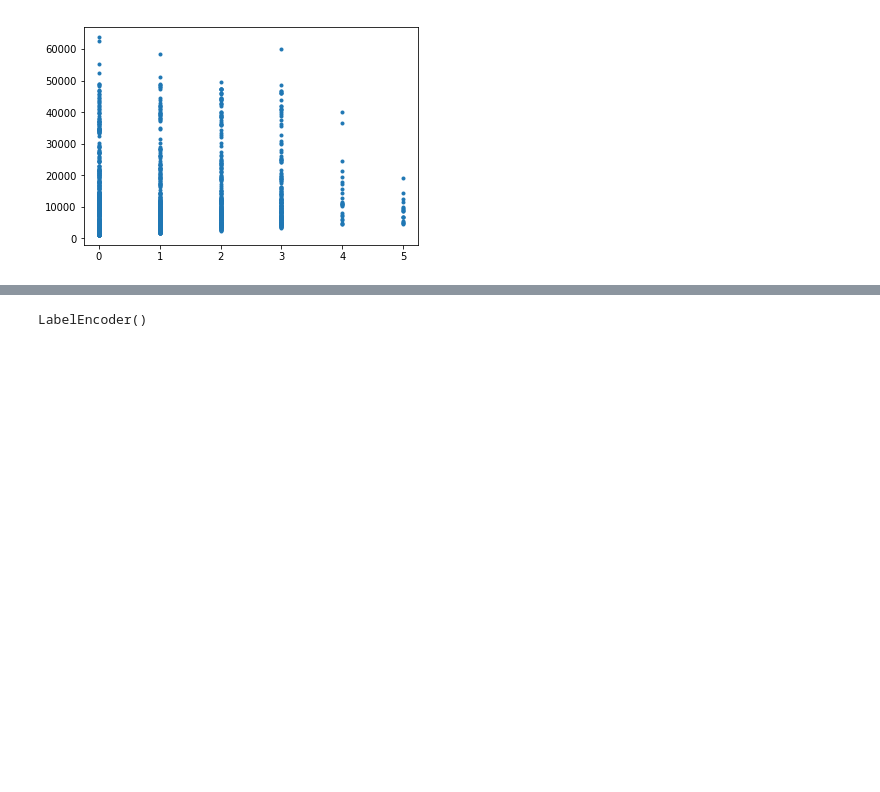
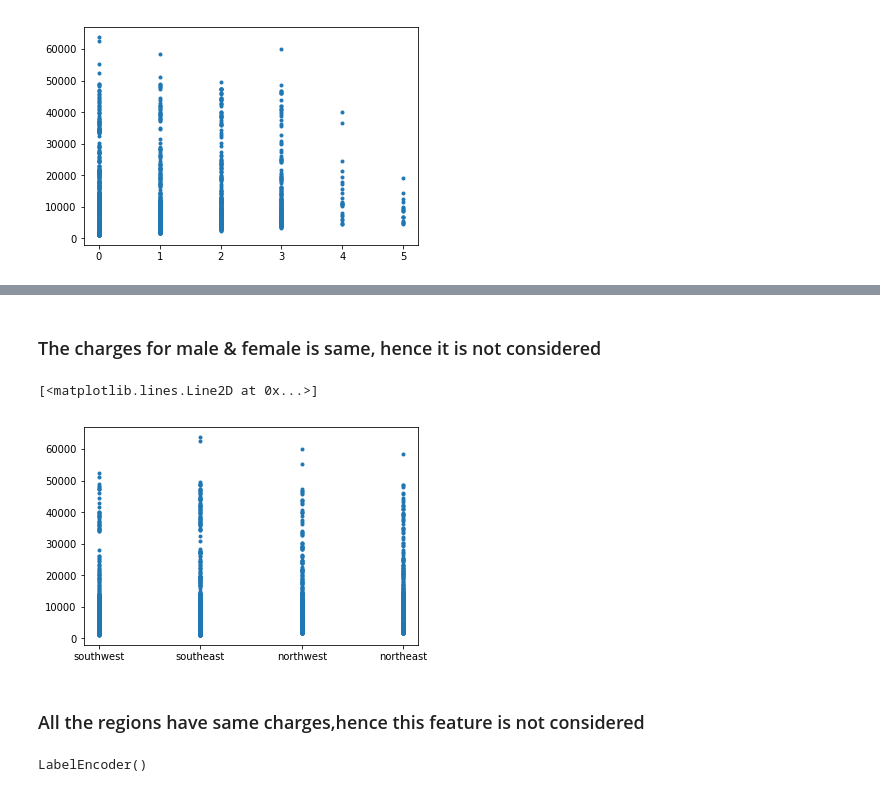
Before and after one commit to nishasridhar98/Insurance-Forecast, a Jupyter notebook: Linear Regression-Insurance Dataset.ipynb, the cells around one changed output, grey strips where cells are left out. Cells and saved outputs as stored; diff of their text form; code cells hidden in the pictures; blank space fills up the shorter version.

```diff
--- a/Linear Regression-Insurance Dataset.ipynb
+++ b/Linear Regression-Insurance Dataset.ipynb
@@ -103,3 +116,12 @@ plt.plot(data['children'],data['charges'],'.')
+# %% [markdown]
+### The charges for male & female is same, hence it is not considered
+# %%
+plt.plot(data['region'],data['charges'],'.')
+# %% [output]
+[<matplotlib.lines.Line2D at 0x...>]
+[figure, added]
+# %% [markdown]
+### All the regions have same charges,hence this feature is not considered
 # %%
 le=preprocessing.LabelEncoder() #to convert smoker col to int
 # %%
```
Also changed, not shown: parts of 23 cells of this notebook.
